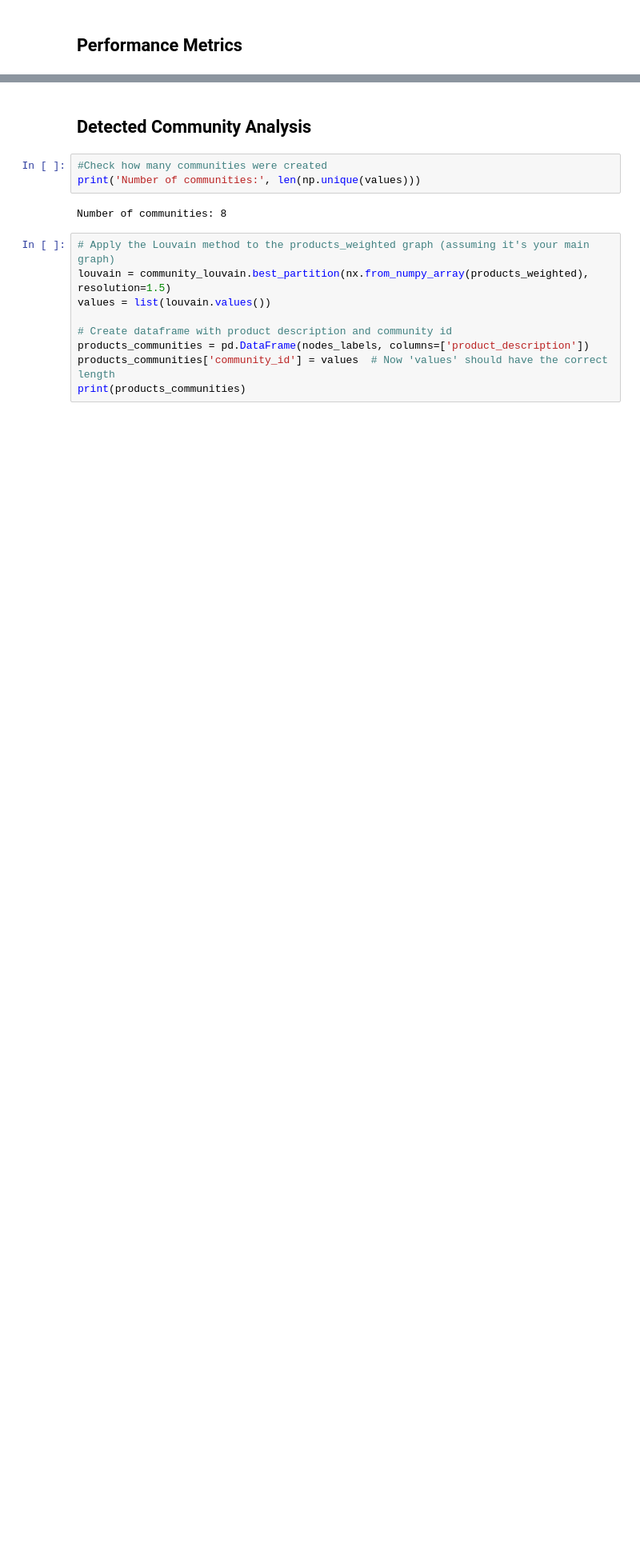
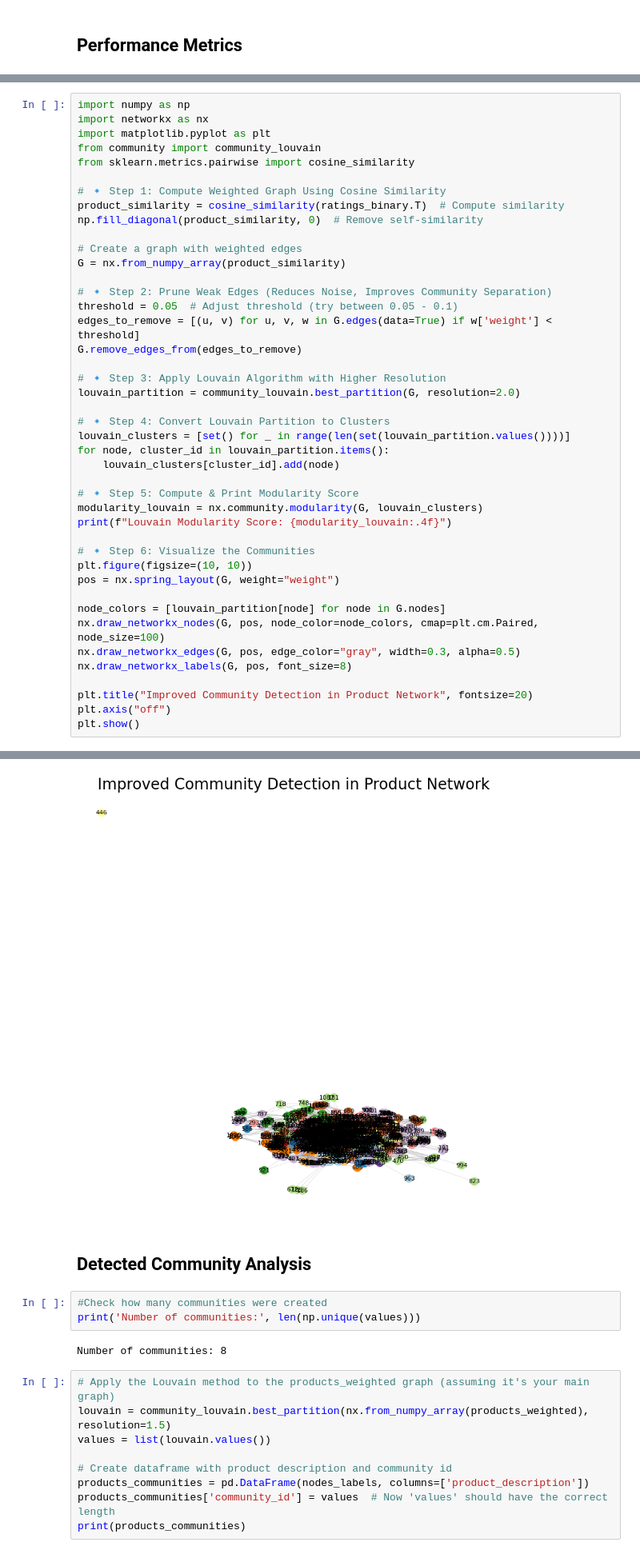
Before and after one commit to dileep5253/Community_Detection, a Jupyter notebook: Community-Detection1.ipynb, the cells around one changed output, grey strips where cells are left out. Shown at 80% size. Saved outputs shown, nothing was run; the diff lists cells and outputs as text; blank space fills up the shorter version.

```diff
--- a/Community-Detection1.ipynb
+++ b/Community-Detection1.ipynb
@@ -349,0 +351,44 @@ Modularity: 0.3555079082200936
+# %%
+import numpy as np
+import networkx as nx
+import matplotlib.pyplot as plt
+from community import community_louvain
+from sklearn.metrics.pairwise import cosine_similarity
+
+# 🔹 Step 1: Compute Weighted Graph Using Cosine Similarity
+product_similarity = cosine_similarity(ratings_binary.T)  # Compute similarity
+np.fill_diagonal(product_similarity, 0)  # Remove self-similarity
+
+# Create a graph with weighted edges
+G = nx.from_numpy_array(product_similarity)
+
+# 🔹 Step 2: Prune Weak Edges (Reduces Noise, Improves Community Separation)
+threshold = 0.05  # Adjust threshold (try between 0.05 - 0.1)
+edges_to_remove = [(u, v) for u, v, w in G.edges(data=True) if w['weight'] < threshold]
+G.remove_edges_from(edges_to_remove)
+
+# 🔹 Step 3: Apply Louvain Algorithm with Higher Resolution
+louvain_partition = community_louvain.best_partition(G, resolution=2.0)
+
+# 🔹 Step 4: Convert Louvain Partition to Clusters
+louvain_clusters = [set() for _ in range(len(set(louvain_partition.values())))]
+for node, cluster_id in louvain_partition.items():
+    louvain_clusters[cluster_id].add(node)
+
+# 🔹 Step 5: Compute & Print Modularity Score
+modularity_louvain = nx.community.modularity(G, louvain_clusters)
+print(f"Louvain Modularity Score: {modularity_louvain:.4f}")
+
+# 🔹 Step 6: Visualize the Communities
+plt.figure(figsize=(10, 10))
+pos = nx.spring_layout(G, weight="weight")
+
+node_colors = [louvain_partition[node] for node in G.nodes]
+nx.draw_networkx_nodes(G, pos, node_color=node_colors, cmap=plt.cm.Paired, node_size=100)
+nx.draw_networkx_edges(G, pos, edge_color="gray", width=0.3, alpha=0.5)
+nx.draw_networkx_labels(G, pos, font_size=8)
+
+plt.title("Improved Community Detection in Product Network", fontsize=20)
+plt.axis("off")
+plt.show()
+# %% [output]
@@ -350,3 +396,4 @@ Modularity: 0.3555079082200936
+[figure, added]
 # %% [markdown]
 ## Detected Community Analysis
 # %%
```
Also changed, not shown: parts of 15 cells of this notebook.
